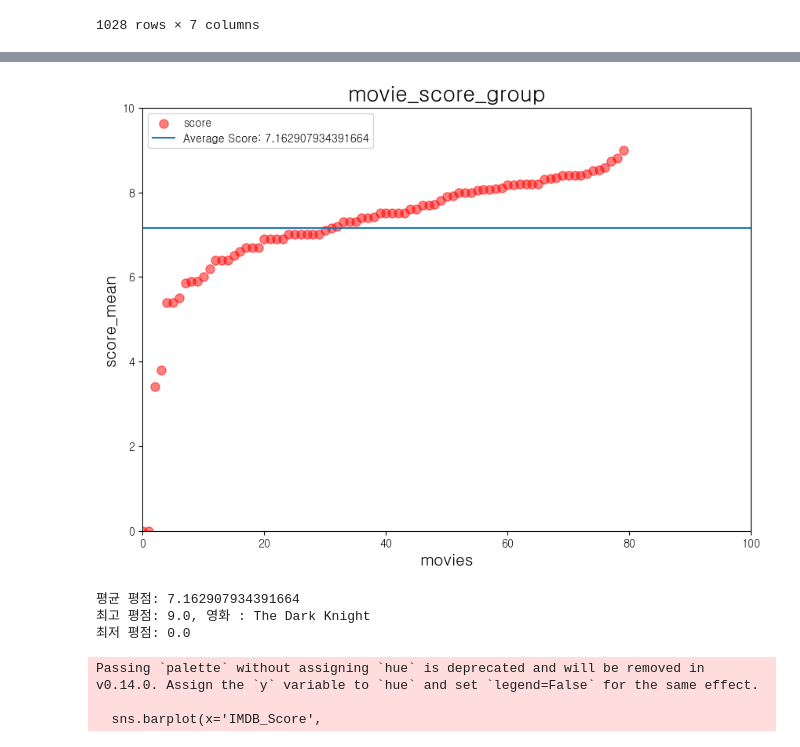
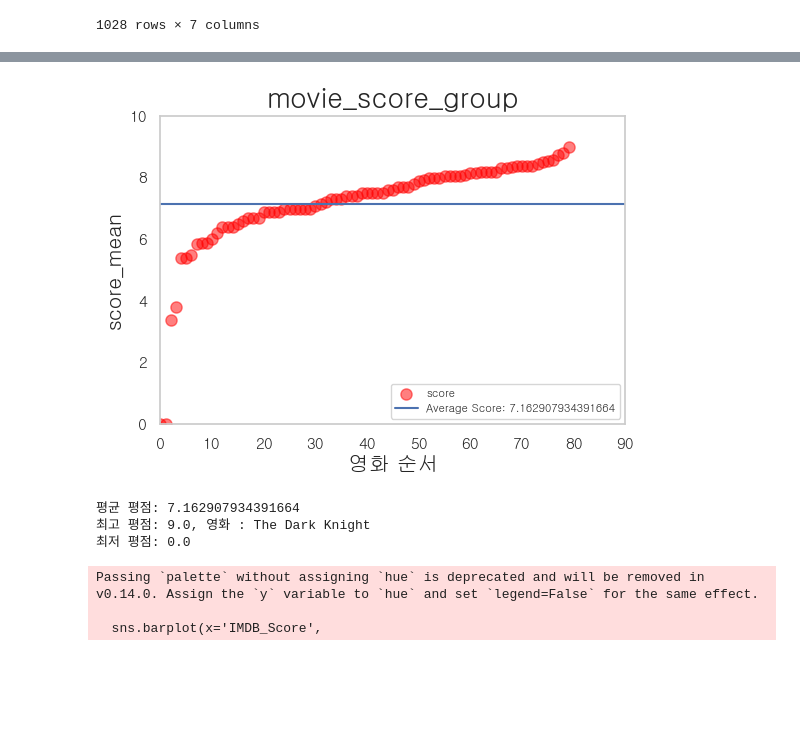
Before and after one commit to karl21-02/netflix_data_analysis, a Jupyter notebook: MarvelDc.ipynb, the cells around one changed output, grey strips where cells are left out. Cells and saved outputs as stored; diff of their text form; code cells hidden in the pictures; blank space fills up the shorter version.

```diff
--- a/MarvelDc.ipynb
+++ b/MarvelDc.ipynb
@@ -365,5 +259,4 @@ df
 # %%
 # 영화별 평점 평균 구하기기
 movie_score_group = df.groupby('Movie')['IMDB_Score'].mean().sort_values(ascending=True)
-print(movie_score_group)
-length = range(len(movie_score_group))
+length = np.arange(movie_score_group.size)
@@ -385,25 +263,26 @@ TypeError: 'str' object is not callable
 # %%
 import matplotlib.pyplot as plt
 import seaborn as sns
 import numpy as np
 
 # 각 영화 평점 평균을 모두 표시한 것
-plt.figure(figsize=(10, 7))
+plt.figure(figsize=(6, 4))
 plt.scatter(length, movie_score_group.values, alpha=0.5, s=65, color='red', label='score')
 plt.title('movie_score_group', fontsize=20)
-plt.xlabel('movies', fontsize=15)
+plt.xlabel('영화 순서', fontsize=15)
 plt.ylabel('score_mean', fontsize=15)
 plt.axhline(y=movie_score_group.mean(), linestyle='-', label=f'Average Score: {movie_score_group.mean()}')
 plt.ylim(0, 10)
-plt.xlim(0, 100)
-plt.legend(fontsize=10, loc='upper left')
+plt.xlim(0, 90)
+plt.grid(False)
+plt.legend(fontsize=8, loc='lower right')
 plt.show()
 
 print(f"평균 평점: {movie_score_group.mean()}")
 print(f"최고 평점: {movie_score_group.max()}, 영화 : {movie_score_group.index[79]}")
 print(f"최저 평점: {movie_score_group.min()}")
 # %% [output]
-[figure, old version]
+[figure, new version]
 평균 평점: 7.162907934391664
 최고 평점: 9.0, 영화 : The Dark Knight
 최저 평점: 0.0
```
Also changed, not shown: parts of 11 cells of this notebook.
